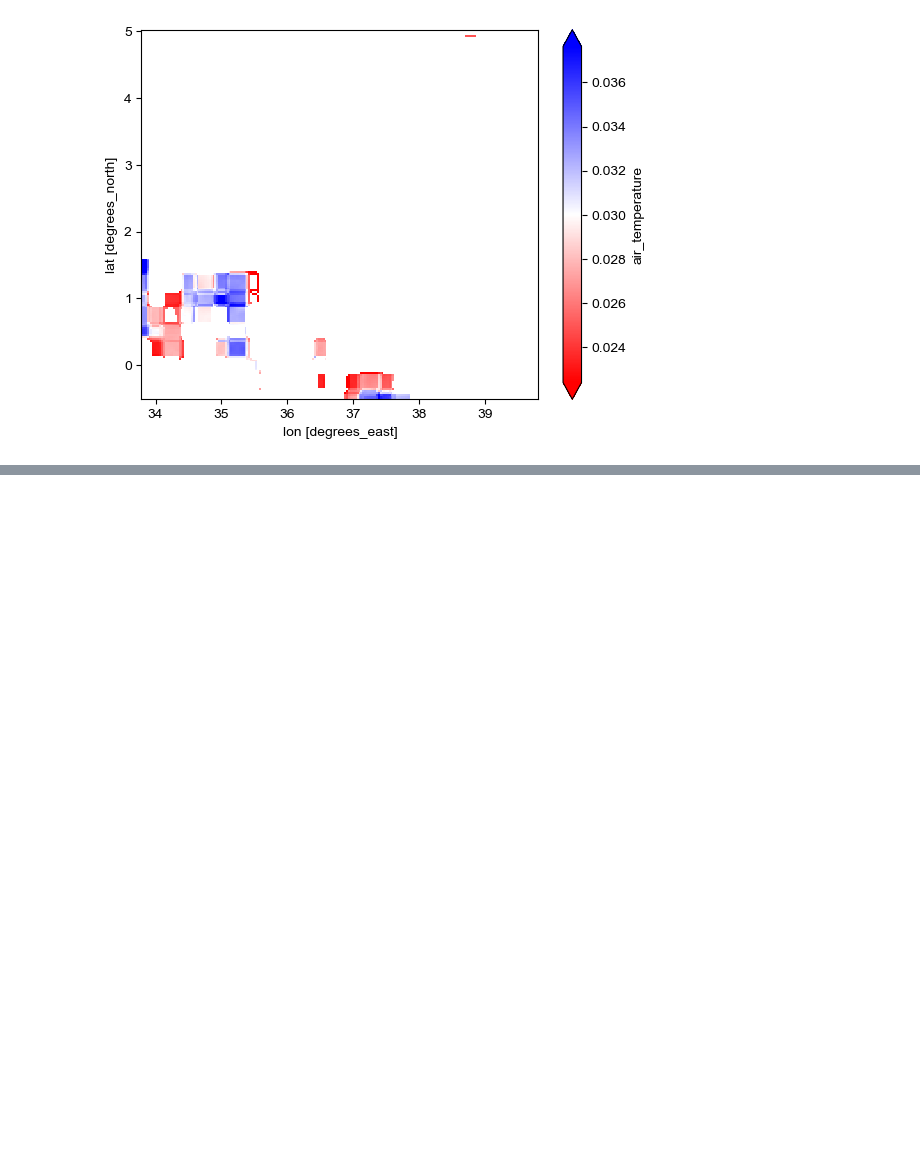
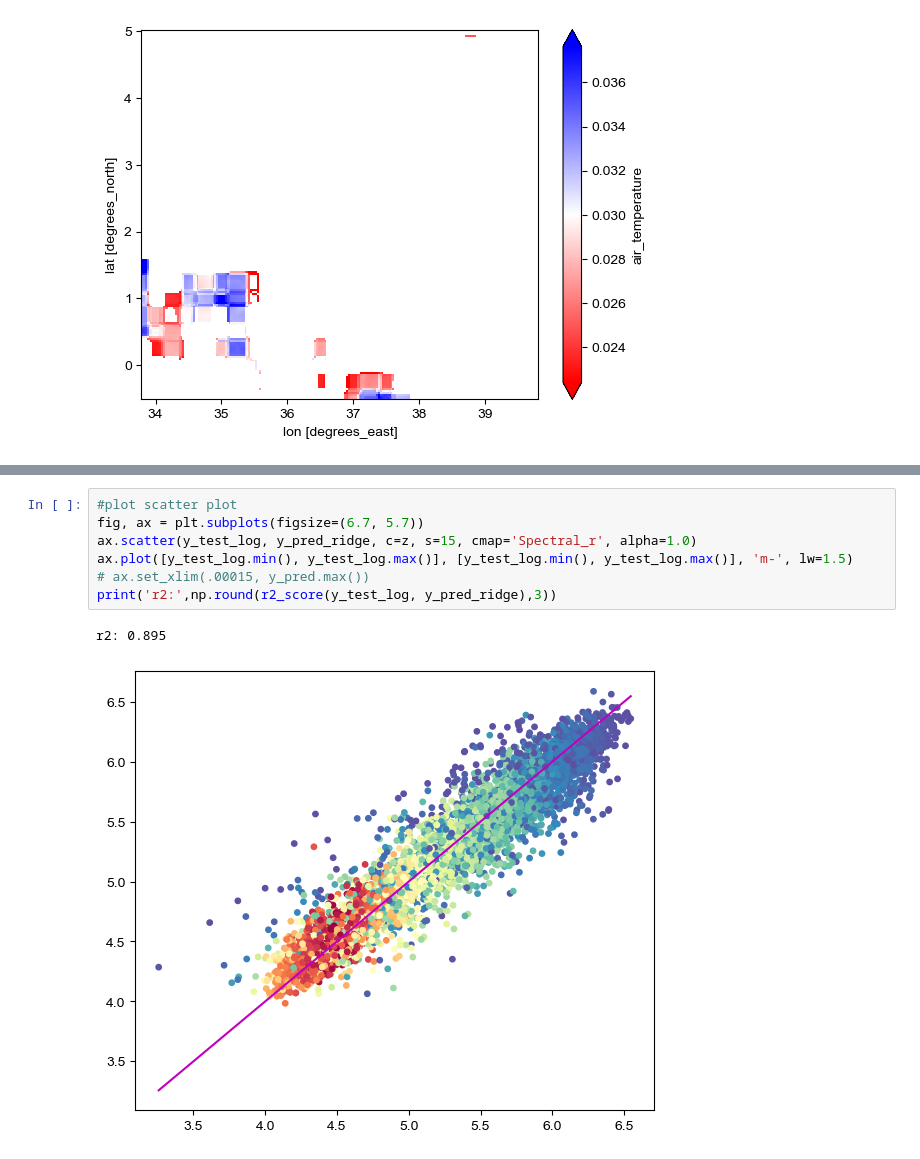
Before and after one commit to klekarkar/carbon_assimilation, a Jupyter notebook: ecosystem_C_assimilation.ipynb, the cells around one changed output, grey strips where cells are left out. Saved outputs shown, nothing was run; the diff lists cells and outputs as text; blank space fills up the shorter version.

```diff
--- a/ecosystem_C_assimilation.ipynb
+++ b/ecosystem_C_assimilation.ipynb
@@ -798,0 +859,10 @@ mk_result.plot(cmap='bwr_r', robust=True)
+# %%
+#plot scatter plot
+fig, ax = plt.subplots(figsize=(6.7, 5.7))
+ax.scatter(y_test_log, y_pred_ridge, c=z, s=15, cmap='Spectral_r', alpha=1.0)
+ax.plot([y_test_log.min(), y_test_log.max()], [y_test_log.min(), y_test_log.max()], 'm-', lw=1.5)
+# ax.set_xlim(.00015, y_pred.max())
+print('r2:',np.round(r2_score(y_test_log, y_pred_ridge),3))
+# %% [output]
+r2: 0.895
+[figure, added]
```
Also changed, not shown: parts of 21 cells of this notebook, 1 other file.
